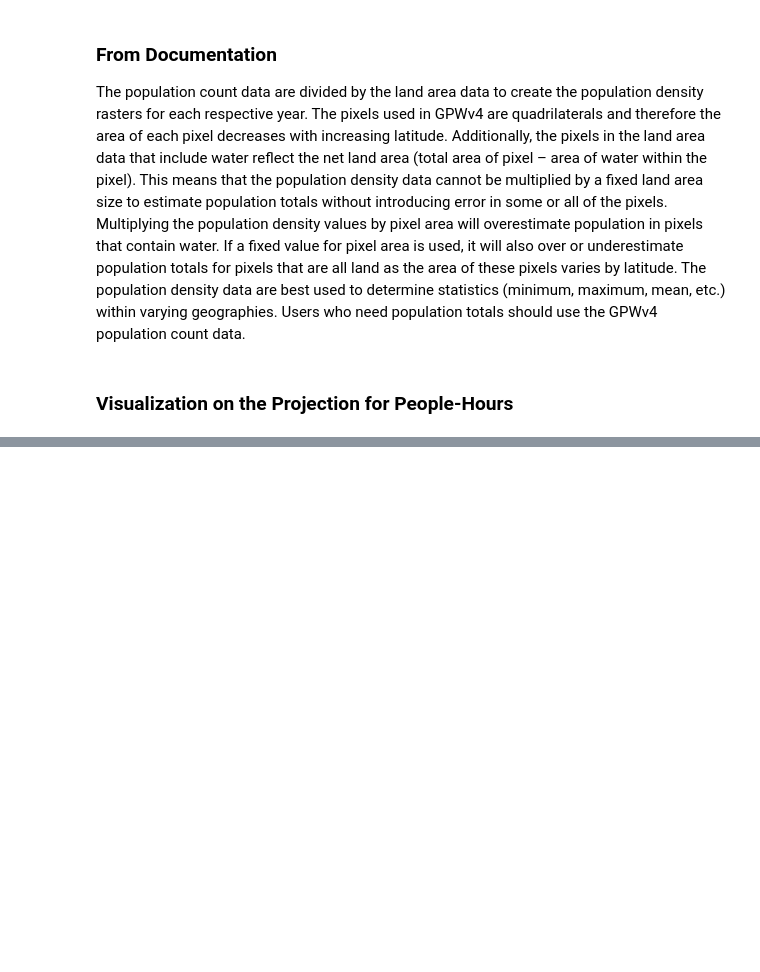
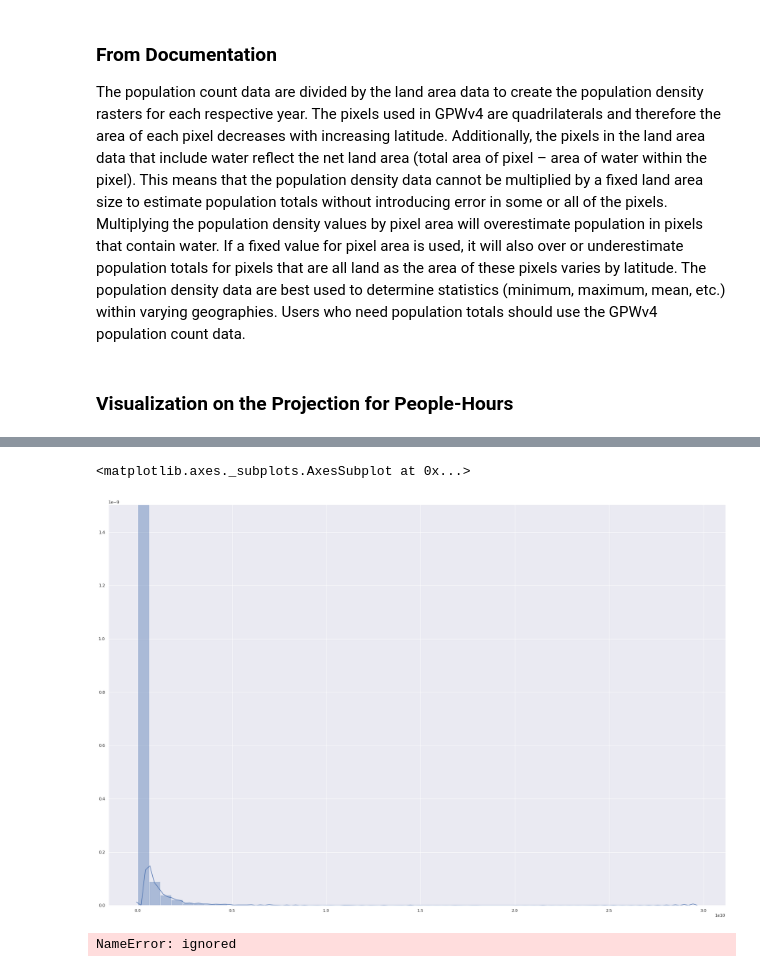
Before and after one commit to kingszeto/ESS_TC_Pop, a Jupyter notebook: refined_TC_pop.ipynb, the cells around one changed output, grey strips where cells are left out. Cells and saved outputs as stored; diff of their text form; code cells hidden in the pictures; blank space fills up the shorter version.

```diff
--- a/refined_TC_pop.ipynb
+++ b/refined_TC_pop.ipynb
@@ -218,0 +353,7 @@ bootstrap_data(gather_data(), 4000, 4000)
+# %%
+oned_pop_data = np.array(pop_hours_data['data']).flatten()
+plt.figure(figsize=(30,20))
+sns.distplot(oned_pop_data[np.logical_not(np.isnan(oned_pop_data))])
+# %% [output]
+<matplotlib.axes._subplots.AxesSubplot at 0x...>
+[figure, added]
@@ -218,0 +409,9 @@ bootstrap_data(gather_data(), 4000, 4000)
+# %%
+h_anom_std = np.nanstd(hour_anomaly_plots['data'])
+hour_anomaly_plots['cmapmin'] = -np.nanpercentile(hour_anomaly_plots['data'], 98.75)
+hour_anomaly_plots['cmapmax'] =  np.nanpercentile(hour_anomaly_plots['data'], 98.75)
+p_anom_std = np.nanstd(anomaly_dataset['data'])
+anomaly_dataset['cmapmin'] = -np.nanpercentile(anomaly_dataset['data'], 98.75)
+anomaly_dataset['cmapmax'] =  np.nanpercentile(anomaly_dataset['data'], 98.75)
+# %% [output]
+NameError: ignored
```
Also changed, not shown: parts of 37 cells of this notebook.
